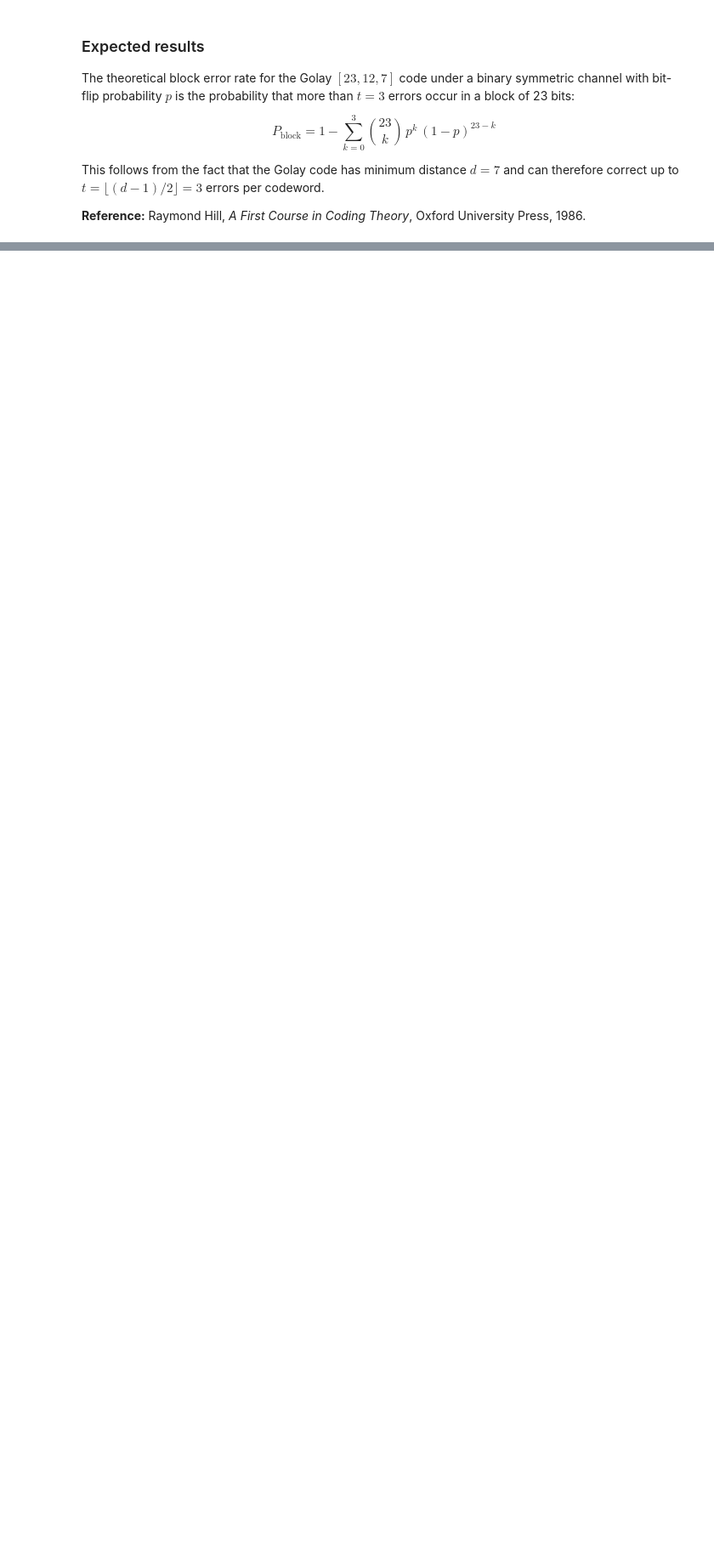
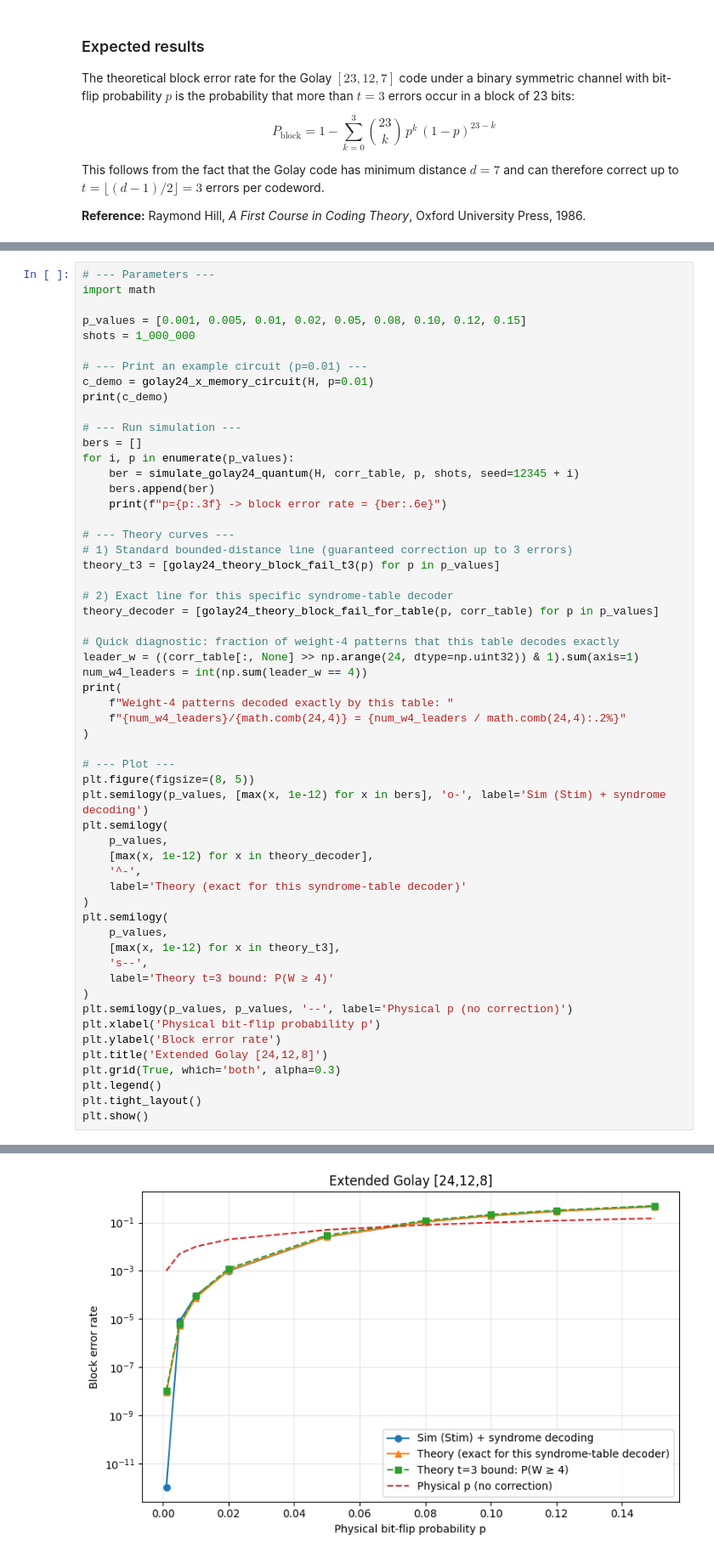
Before and after one commit to DanieleSalvi2810/QPFL_Hackathon_2026_Alice_and_Bob_Quantum_Icing, a Jupyter notebook: team-quantum_icing/1-challenge.ipynb, the cells around one changed output, grey strips where cells are left out. Shown at 85% size. Cells and saved outputs as stored; diff of their text form; blank space fills up the shorter version.

```diff
--- a/team-quantum_icing/1-challenge.ipynb
+++ b/team-quantum_icing/1-challenge.ipynb
@@ -1034,0 +1071,57 @@ This follows from the fact that the Golay code has minimum distance $d = 7$ and
+# %%
+# --- Parameters ---
+import math
+
+p_values = [0.001, 0.005, 0.01, 0.02, 0.05, 0.08, 0.10, 0.12, 0.15]
+shots = 1_000_000
+
+# --- Print an example circuit (p=0.01) ---
+c_demo = golay24_x_memory_circuit(H, p=0.01)
+print(c_demo)
+
+# --- Run simulation ---
+bers = []
+for i, p in enumerate(p_values):
+    ber = simulate_golay24_quantum(H, corr_table, p, shots, seed=12345 + i)
+    bers.append(ber)
+    print(f"p={p:.3f} -> block error rate = {ber:.6e}")
+
+# --- Theory curves ---
+# 1) Standard bounded-distance line (guaranteed correction up to 3 errors)
+theory_t3 = [golay24_theory_block_fail_t3(p) for p in p_values]
+
+# 2) Exact line for this specific syndrome-table decoder
+theory_decoder = [golay24_theory_block_fail_for_table(p, corr_table) for p in p_values]
+
+# Quick diagnostic: fraction of weight-4 patterns that this table decodes exactly
+leader_w = ((corr_table[:, None] >> np.arange(24, dtype=np.uint32)) & 1).sum(axis=1)
+num_w4_leaders = int(np.sum(leader_w == 4))
+print(
+    f"Weight-4 patterns decoded exactly by this table: "
+    f"{num_w4_leaders}/{math.comb(24,4)} = {num_w4_leaders / math.comb(24,4):.2%}"
+)
+
+# --- Plot ---
+plt.figure(figsize=(8, 5))
+plt.semilogy(p_values, [max(x, 1e-12) for x in bers], 'o-', label='Sim (Stim) + syndrome decoding')
+plt.semilogy(
+    p_values,
+    [max(x, 1e-12) for x in theory_decoder],
+    '^-',
+    label='Theory (exact for this syndrome-table decoder)'
+)
+plt.semilogy(
+    p_values,
+    [max(x, 1e-12) for x in theory_t3],
+    's--',
+    label='Theory t=3 bound: P(W ≥ 4)'
+)
+plt.semilogy(p_values, p_values, '--', label='Physical p (no correction)')
+plt.xlabel('Physical bit-flip probability p')
+plt.ylabel('Block error rate')
+plt.title('Extended Golay [24,12,8]')
+plt.grid(True, which='both', alpha=0.3)
+plt.legend()
+plt.tight_layout()
+plt.show()
+# %% [output]
@@ -1034,0 +1142 @@ This follows from the fact that the Golay code has minimum distance $d = 7$ and
+[figure, added]
```
Also changed, not shown: parts of 14 cells of this notebook, 3 other files.
